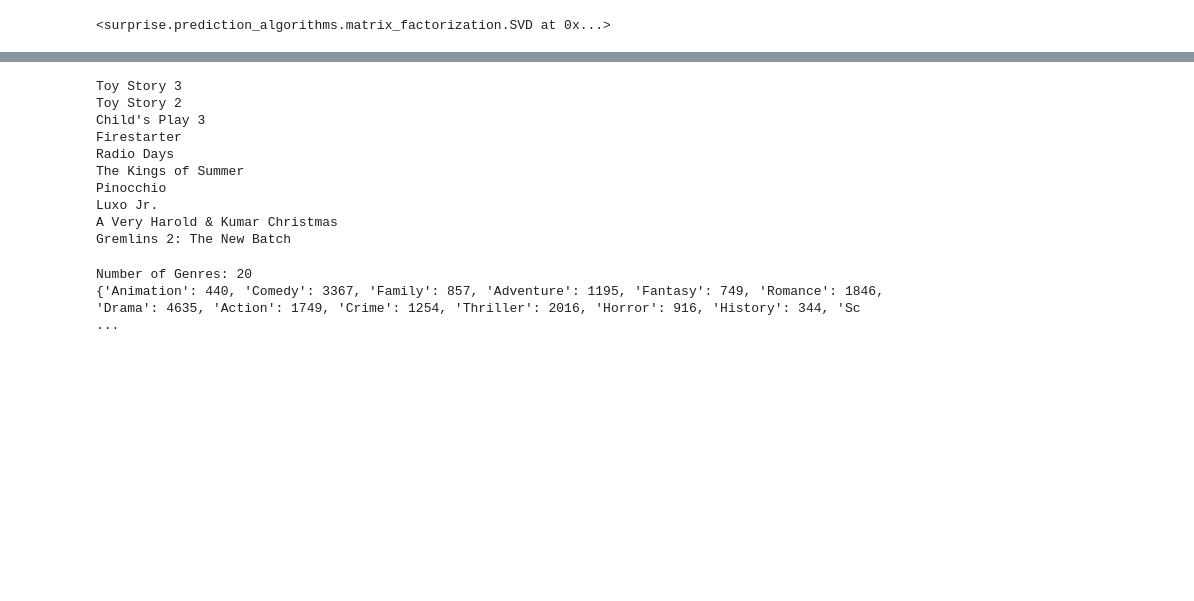
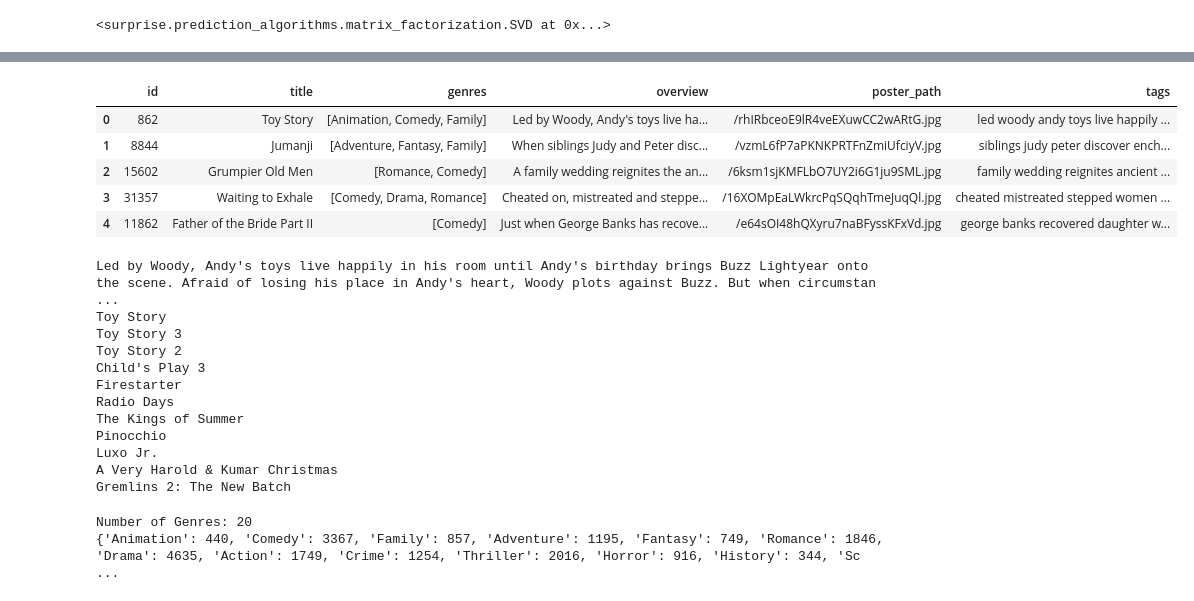
Before and after one commit to gauravr1993/Movie-Recommendation-System, a Jupyter notebook: Recommender_System_Final.ipynb, the cells around one changed output, grey strips where cells are left out. Cells and saved outputs as stored; diff of their text form; code cells hidden in the pictures; blank space fills up the shorter version.

```diff
--- a/Recommender_System_Final.ipynb
+++ b/Recommender_System_Final.ipynb
@@ -315,6 +336,17 @@ def get_similar_movies(overview):
+# %%
+movies_df.head()
+# %% [output]
+|  | id | title | genres | overview | poster_path | tags |
+| 0 | 862 | Toy Story | [Animation, Comedy, Family] | Led by Woody, Andy's toys live ha... | /rhIRbceoE9lR4veEXuwCC2wARtG.jpg | led woody andy toys live happily ... |
+| 1 | 8844 | Jumanji | [Adventure, Fantasy, Family] | When siblings Judy and Peter disc... | /vzmL6fP7aPKNKPRTFnZmiUfciyV.jpg | siblings judy peter discover ench... |
+| 2 | 15602 | Grumpier Old Men | [Romance, Comedy] | A family wedding reignites the an... | /6ksm1sjKMFLbO7UY2i6G1ju9SML.jpg | family wedding reignites ancient ... |
+| 3 | 31357 | Waiting to Exhale | [Comedy, Drama, Romance] | Cheated on, mistreated and steppe... | /16XOMpEaLWkrcPqSQqhTmeJuqQl.jpg | cheated mistreated stepped women ... |
+| 4 | 11862 | Father of the Bride Part II | [Comedy] | Just when George Banks has recove... | /e64sOI48hQXyru7naBFyssKFxVd.jpg | george banks recovered daughter w... |
 # %%
-get_similar_movies(movies_df[movies_df.id == 862].overview[0])
+get_similar_movies(movies_df[movies_df.id == 862].overview.values[0])
 # %% [output]
+Led by Woody, Andy's toys live happily in his room until Andy's birthday brings Buzz Lightyear onto the scene. Afraid of losing his place in Andy's heart, Woody plots against Buzz. But when circumstan ...
+Toy Story
 Toy Story 3
 Toy Story 2
 Child's Play 3
```
Also changed, not shown: parts of 10 cells of this notebook, 1 other file.
